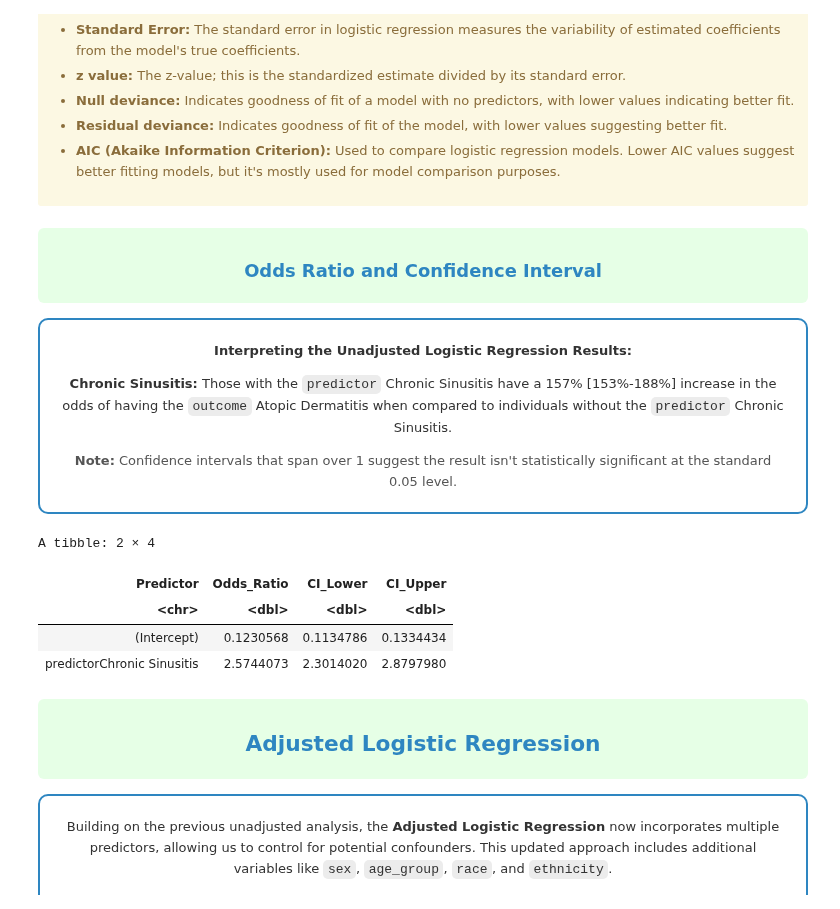
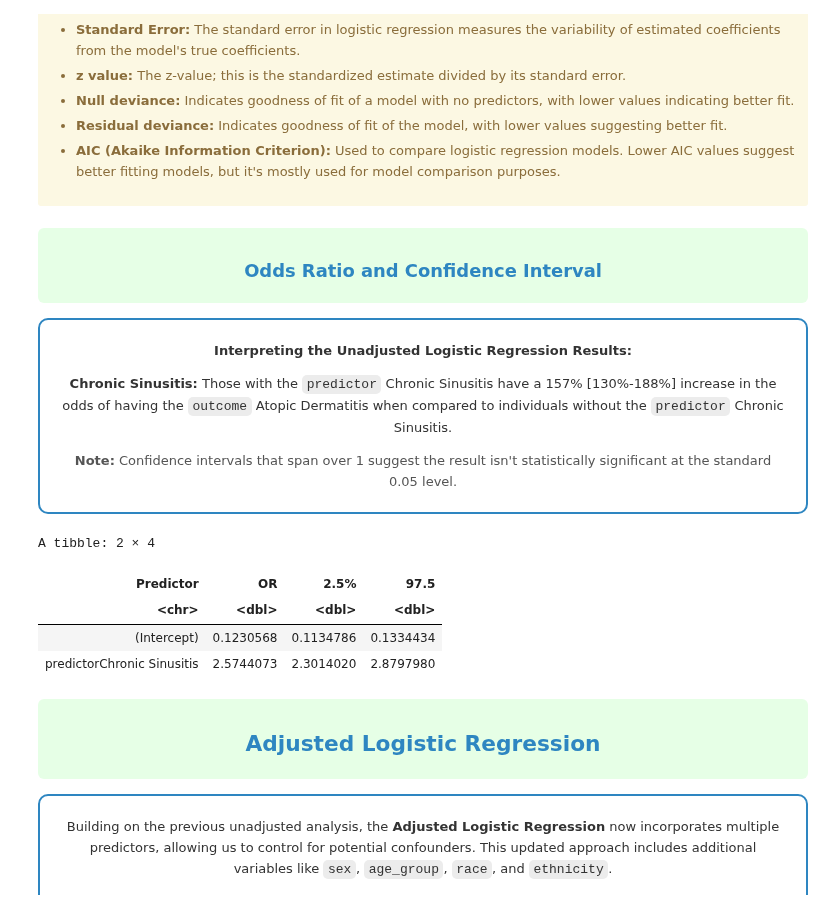
Before and after one commit to AlexisCenname/HSLSCodeTemplates, a Jupyter notebook: R-Association-SyntheticData.ipynb, the cells around one changed output. Saved outputs shown, nothing was run; the diff lists cells and outputs as text; code cells hidden in the pictures.

```diff
--- a/R-Association-SyntheticData.ipynb
+++ b/R-Association-SyntheticData.ipynb
@@ -482,7 +482,7 @@ merged_df$age <- age
 
 # Create age groups
 merged_df$age_group <- cut(merged_df$age,
-                    breaks=c(18, 29, 39, 49, 59, 69, 79, 110),
+                    breaks=c(18, 29, 39, 49, 59, 69, 79, Inf),
                     labels=c('18-29', '30-39', '40-49', '50-59', '60-69', '70-79', '80+'))
 
 merged_df$age_group <- droplevels(merged_df$age_group)
@@ -870,7 +870,7 @@ Number of Fisher Scoring iterations: 4
 
 **Interpreting the Unadjusted Logistic Regression Results:**
 
-**Chronic Sinusitis:** Those with the `predictor` Chronic Sinusitis have a 157% [153%-188%] increase in the odds of having the `outcome` Atopic Dermatitis when compared to individuals without the `predictor` Chronic Sinusitis.
+**Chronic Sinusitis:** Those with the `predictor` Chronic Sinusitis have a 157% [130%-188%] increase in the odds of having the `outcome` Atopic Dermatitis when compared to individuals without the `predictor` Chronic Sinusitis.
 
 <div style="font-size: 13px; text-align: center; width: 90%; margin: 20px auto; color: #555;">
 <b>Note:</b> Confidence intervals that span over 1 suggest the result isn't statistically significant at the standard 0.05 level.
@@ -880,16 +880,16 @@ Number of Fisher Scoring iterations: 4
 # %%
 unadj_or <- exp(coef(unadj_reg))
 unadj_ci <- exp(confint.default(unadj_reg))
 
 tibble(
   Predictor = names(unadj_or),
-  Odds_Ratio = unadj_or,
-  CI_Lower = unadj_ci[, 1],
-  CI_Upper = unadj_ci[, 2]
+  OR = unadj_or,
+  "2.5%" = unadj_ci[, 1],
+  "97.5" = unadj_ci[, 2]
 )
 # %% [output]
 A tibble: 2 × 4
-| Predictor | Odds_Ratio | CI_Lower | CI_Upper |
+| Predictor | OR | 2.5% | 97.5 |
 | <chr> | <dbl> | <dbl> | <dbl> |
 | (Intercept) | 0.1230568 | 0.1134786 | 0.1334434 |
 | predictorChronic Sinusitis | 2.5744073 | 2.3014020 | 2.8797980 |
```
Also changed, not shown: parts of 11 cells of this notebook, 1 other file.
